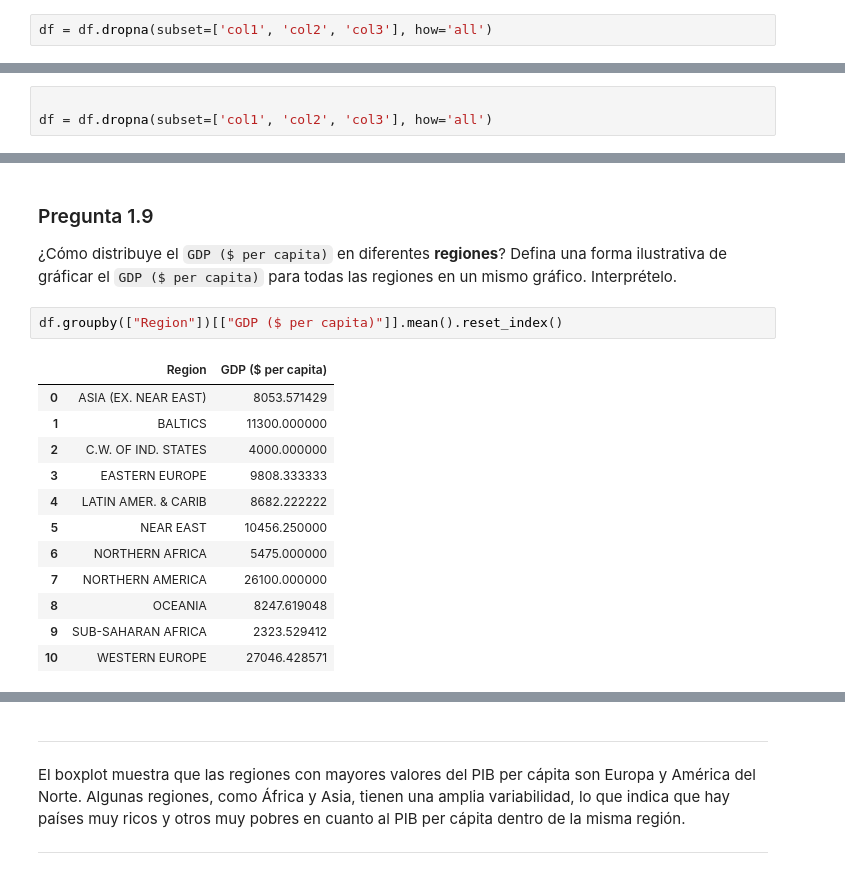
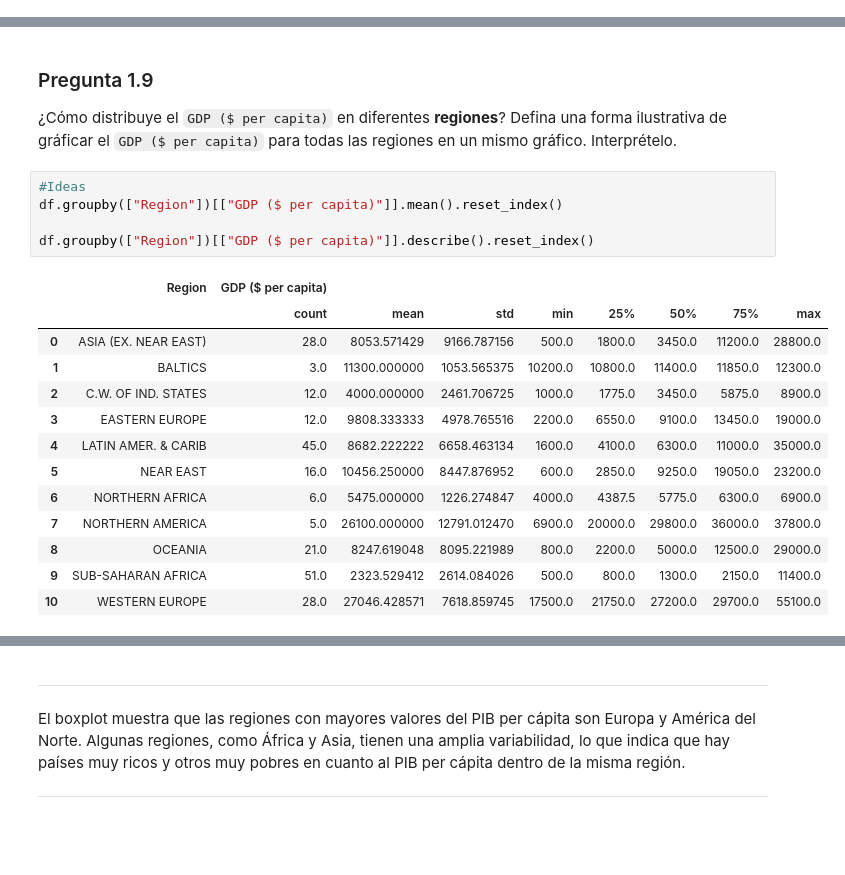
Before and after one commit to MichaelGalazz/Tarea-1-ML, a Jupyter notebook: Tarea_1 (3).ipynb, the cells around one changed output, grey strips where cells are left out. Drawn from its saved outputs; the diff is of its cells as text; blank space fills up the shorter version.

```diff
--- a/Tarea_1 (3).ipynb
+++ b/Tarea_1 (3).ipynb
@@ -363,8 +363,6 @@ missing_data
 | date | 0 | 0.000000 |
 | Coastline (coast/area ratio) | 0 | 0.000000 |
 | LnPopulation | 0 | 0.000000 |
-# %%
-df = df.dropna(subset=['col1', 'col2', 'col3'], how='all')
 # %%
 # Imputación de valores faltantes
 df['GDP ($ per capita)'].fillna(df['GDP ($ per capita)'].median(), inplace=True)
@@ -383,6 +381,3 @@ df['Service'].fillna(df['Service'].mean(), inplace=True)
 df['Climate'].fillna(df['Climate'].mode()[0], inplace=True)
 df['Industry'].fillna(df['Industry'].mean(), inplace=True)
 df['Other (%)'].fillna(df['Other (%)'].median(), inplace=True)
-# %%
-
-df = df.dropna(subset=['col1', 'col2', 'col3'], how='all')
@@ -422,20 +422,24 @@ dtype: int64
 
 ¿Cómo distribuye el `GDP ($ per capita)` en diferentes **regiones**? Defina una forma ilustrativa de gráficar el `GDP ($ per capita)` para todas las regiones en un mismo gráfico. Interprételo.
 # %%
+#Ideas
 df.groupby(["Region"])[["GDP ($ per capita)"]].mean().reset_index()
+
+df.groupby(["Region"])[["GDP ($ per capita)"]].describe().reset_index()
 # %% [output]
-|  | Region | GDP ($ per capita) |
-| 0 | ASIA (EX. NEAR EAST) | 8053.571429 |
-| 1 | BALTICS | 11300.000000 |
-| 2 | C.W. OF IND. STATES | 4000.000000 |
-| 3 | EASTERN EUROPE | 9808.333333 |
-| 4 | LATIN AMER. & CARIB | 8682.222222 |
-| 5 | NEAR EAST | 10456.250000 |
-| 6 | NORTHERN AFRICA | 5475.000000 |
-| 7 | NORTHERN AMERICA | 26100.000000 |
-| 8 | OCEANIA | 8247.619048 |
-| 9 | SUB-SAHARAN AFRICA | 2323.529412 |
-| 10 | WESTERN EUROPE | 27046.428571 |
+|  | Region | GDP ($ per capita) |  |  |  |  |  |  |  |
+|  |  | count | mean | std | min | 25% | 50% | 75% | max |
+| 0 | ASIA (EX. NEAR EAST) | 28.0 | 8053.571429 | 9166.787156 | 500.0 | 1800.0 | 3450.0 | 11200.0 | 28800.0 |
+| 1 | BALTICS | 3.0 | 11300.000000 | 1053.565375 | 10200.0 | 10800.0 | 11400.0 | 11850.0 | 12300.0 |
+| 2 | C.W. OF IND. STATES | 12.0 | 4000.000000 | 2461.706725 | 1000.0 | 1775.0 | 3450.0 | 5875.0 | 8900.0 |
+| 3 | EASTERN EUROPE | 12.0 | 9808.333333 | 4978.765516 | 2200.0 | 6550.0 | 9100.0 | 13450.0 | 19000.0 |
+| 4 | LATIN AMER. & CARIB | 45.0 | 8682.222222 | 6658.463134 | 1600.0 | 4100.0 | 6300.0 | 11000.0 | 35000.0 |
+| 5 | NEAR EAST | 16.0 | 10456.250000 | 8447.876952 | 600.0 | 2850.0 | 9250.0 | 19050.0 | 23200.0 |
+| 6 | NORTHERN AFRICA | 6.0 | 5475.000000 | 1226.274847 | 4000.0 | 4387.5 | 5775.0 | 6300.0 | 6900.0 |
+| 7 | NORTHERN AMERICA | 5.0 | 26100.000000 | 12791.012470 | 6900.0 | 20000.0 | 29800.0 | 36000.0 | 37800.0 |
+| 8 | OCEANIA | 21.0 | 8247.619048 | 8095.221989 | 800.0 | 2200.0 | 5000.0 | 12500.0 | 29000.0 |
+| 9 | SUB-SAHARAN AFRICA | 51.0 | 2323.529412 | 2614.084026 | 500.0 | 800.0 | 1300.0 | 2150.0 | 11400.0 |
+| 10 | WESTERN EUROPE | 28.0 | 27046.428571 | 7618.859745 | 17500.0 | 21750.0 | 27200.0 | 29700.0 | 55100.0 |
 # %%
 # Creamos el boxplot de GDP per capita por región
 plt.figure(figsize=(12,12))
```
Also changed, not shown: parts of 3 cells of this notebook.
